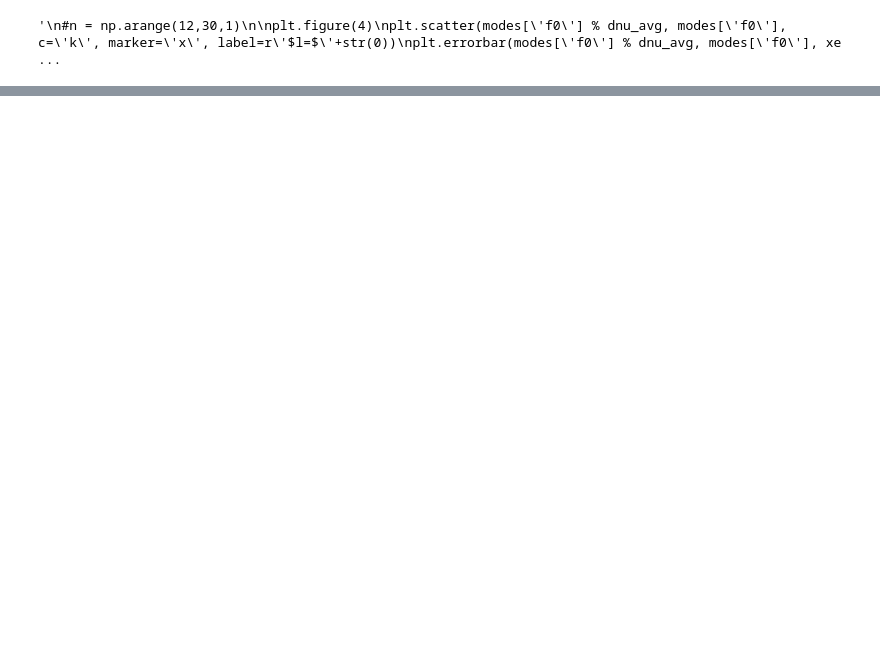
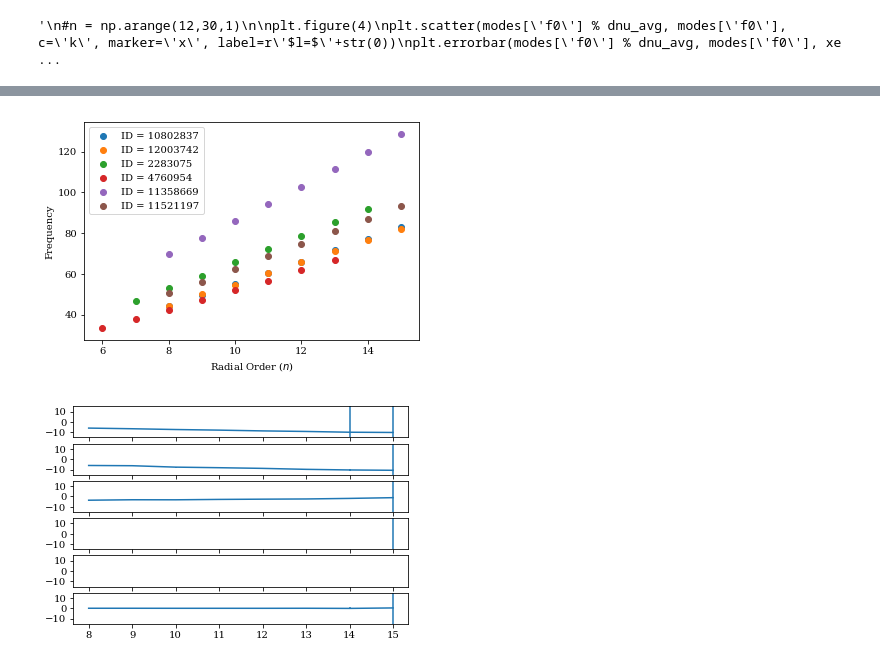
Before and after one commit to daw538/y4project, a Jupyter notebook: Dan_notebooks/rgdata-50hbm.ipynb, the cells around one changed output, grey strips where cells are left out. Cells and saved outputs as stored; diff of their text form; code cells hidden in the pictures; blank space fills up the shorter version.

```diff
--- a/Dan_notebooks/rgdata-50hbm.ipynb
+++ b/Dan_notebooks/rgdata-50hbm.ipynb
@@ -401,0 +408,22 @@ plt.legend(bbox_to_anchor=(1.05, 1), loc=2, borderaxespad=0.)
+# %%
+%matplotlib inline
+plt.figure(2)
+for i in np.arange(0,len(IDs),1):
+    plt.scatter(modesID[i]['n'], modesID[i]['f0'], label=r'ID = '+str(IDs[i]))
+plt.xlabel('Radial Order ($n$)')
+plt.ylabel('Frequency')
+plt.legend()
+plt.show()
+
+
+fig, ax = plt.subplots(len(IDs))
+for i in np.arange(0,len(IDs),1):
+    ax[i].errorbar(modesID[i]['n'], modesID[i]['f0'] - g2, yerr=modesID[i]['f0_err']*10)
+    #ax[i].set_xlim([6,20])
+    #ax[i].set_ylim([-3.5, 3.5])
+    ax[i].set_ylim([-15, 15])
+
+plt.show()
+# %% [output]
+[figure, added]
+[figure, added]
```
Also changed, not shown: parts of 8 cells of this notebook.
